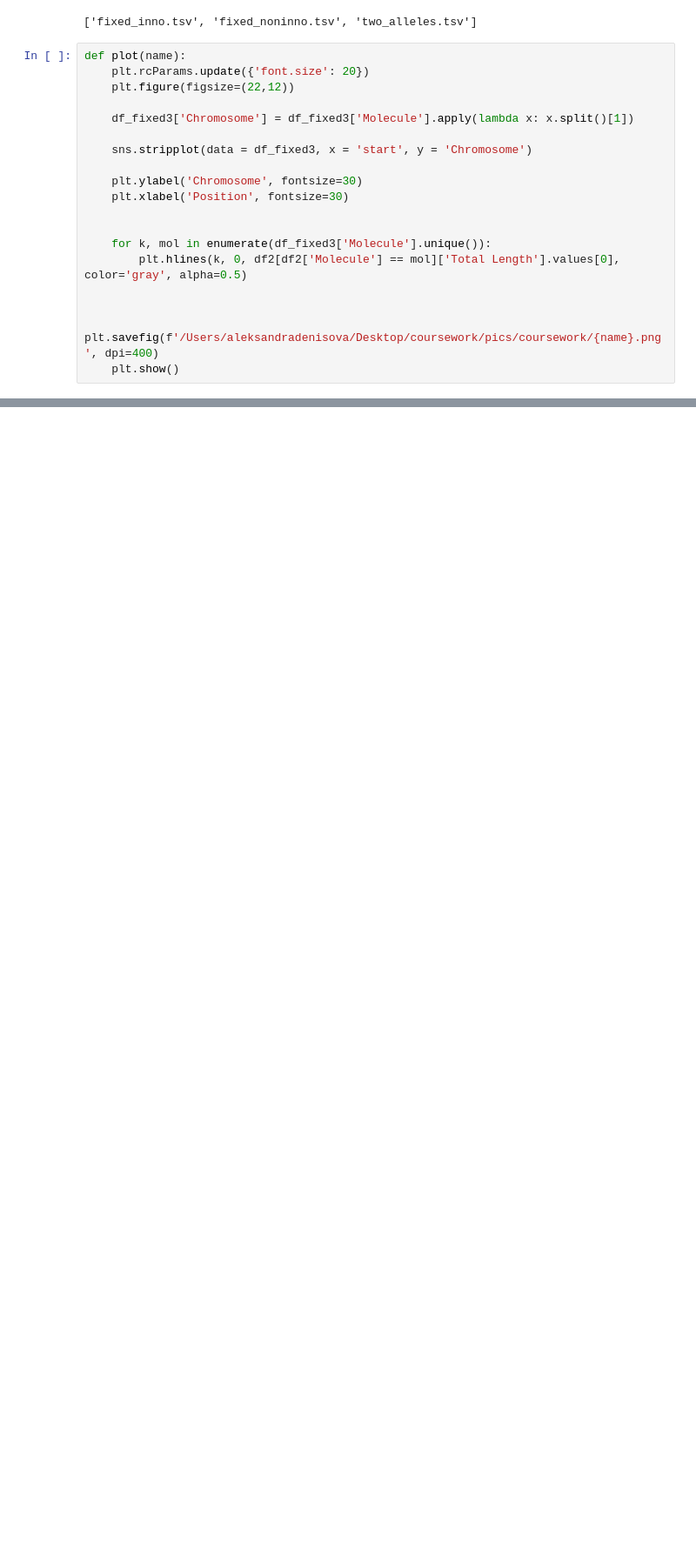
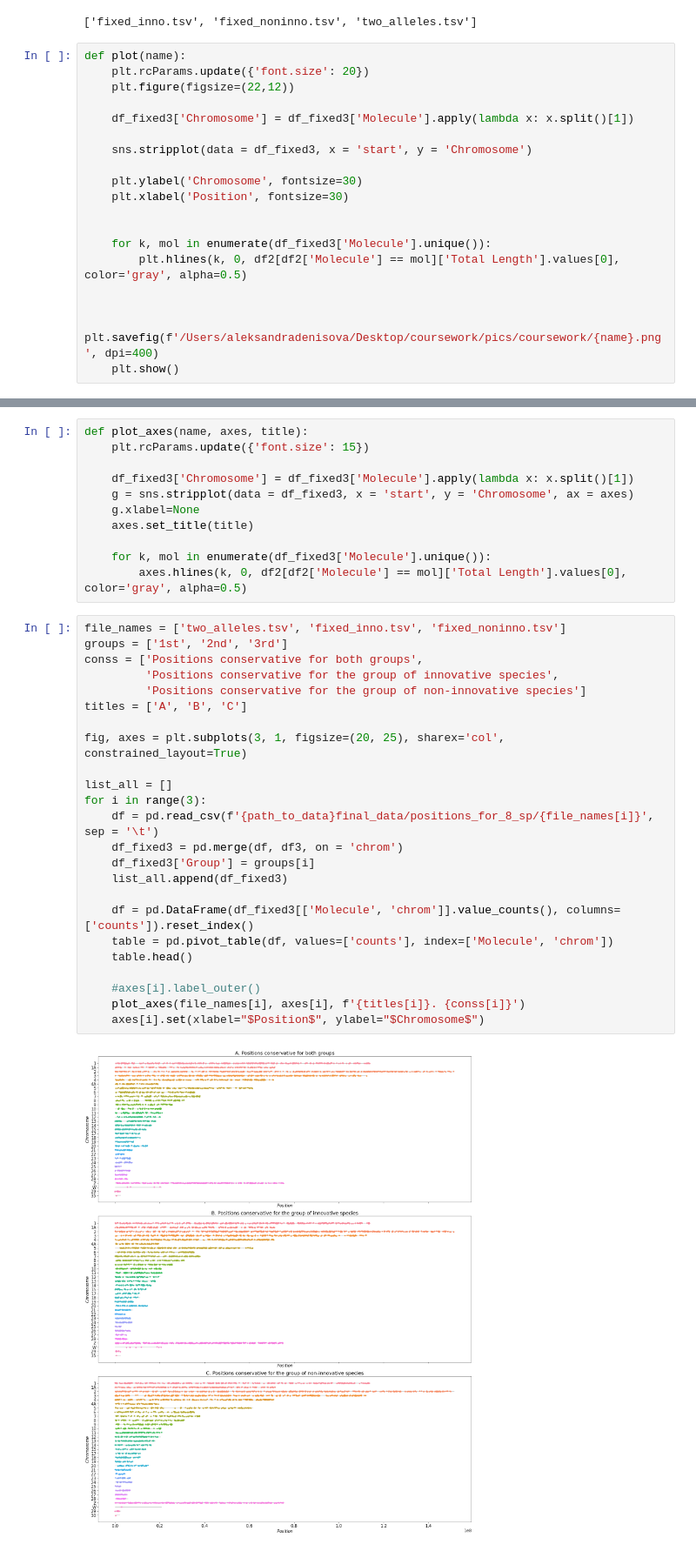
Before and after one commit to aadenisova/bird_innovation, a Jupyter notebook: scripts/initial_SNP/TwoAlleles_plot.ipynb, the cells around one changed output, grey strips where cells are left out. Shown at 87% size. Drawn from its saved outputs; the diff is of its cells as text; blank space fills up the shorter version.

```diff
--- a/scripts/initial_SNP/TwoAlleles_plot.ipynb
+++ b/scripts/initial_SNP/TwoAlleles_plot.ipynb
@@ -114,0 +95,37 @@ plot2(df_all)
+# %%
+def plot_axes(name, axes, title):
+    plt.rcParams.update({'font.size': 15})
+
+    df_fixed3['Chromosome'] = df_fixed3['Molecule'].apply(lambda x: x.split()[1])
+    g = sns.stripplot(data = df_fixed3, x = 'start', y = 'Chromosome', ax = axes)
+    g.xlabel=None
+    axes.set_title(title)
+
+    for k, mol in enumerate(df_fixed3['Molecule'].unique()):
+        axes.hlines(k, 0, df2[df2['Molecule'] == mol]['Total Length'].values[0], color='gray', alpha=0.5)
+# %%
+file_names = ['two_alleles.tsv', 'fixed_inno.tsv', 'fixed_noninno.tsv']
+groups = ['1st', '2nd', '3rd']
+conss = ['Positions conservative for both groups',
+         'Positions conservative for the group of innovative species',
+         'Positions conservative for the group of non-innovative species']
+titles = ['A', 'B', 'C']
+
+fig, axes = plt.subplots(3, 1, figsize=(20, 25), sharex='col', constrained_layout=True)
+
+list_all = []
+for i in range(3):
+    df = pd.read_csv(f'{path_to_data}final_data/positions_for_8_sp/{file_names[i]}', sep = '\t')
+    df_fixed3 = pd.merge(df, df3, on = 'chrom')
+    df_fixed3['Group'] = groups[i]
+    list_all.append(df_fixed3)
+
+    df = pd.DataFrame(df_fixed3[['Molecule', 'chrom']].value_counts(), columns=['counts']).reset_index()
+    table = pd.pivot_table(df, values=['counts'], index=['Molecule', 'chrom'])
+    table.head()
+
+    #axes[i].label_outer()
+    plot_axes(file_names[i], axes[i], f'{titles[i]}. {conss[i]}')
+    axes[i].set(xlabel="$Position$", ylabel="$Chromosome$")
+# %% [output]
+[figure, added]
```
Also changed, not shown: parts of 6 cells of this notebook.
